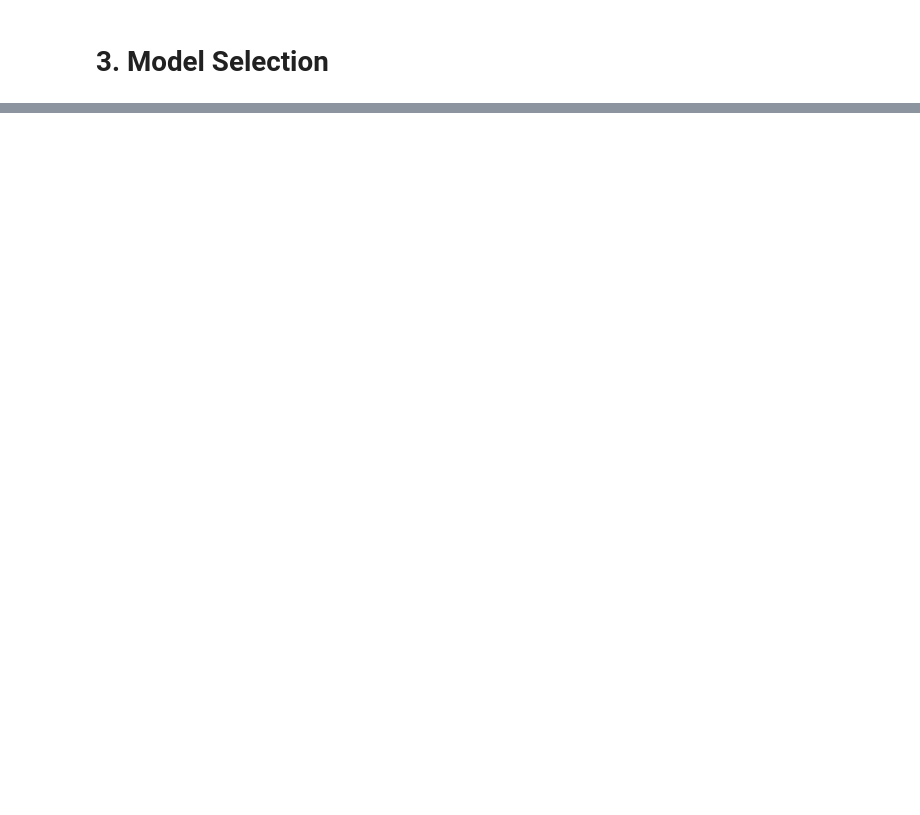
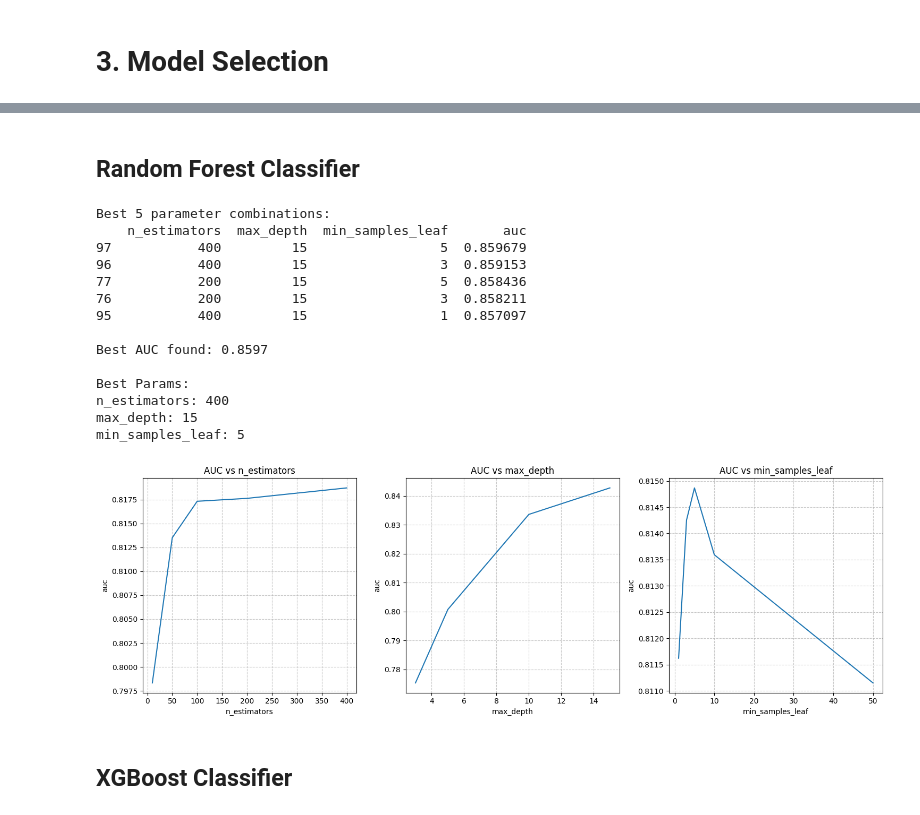
Before and after one commit to AlexanderPelaezJimenez/midtermn_project_mlzoomcamp_2024, a Jupyter notebook: notebooks/notebook.ipynb, the cells around one changed output, grey strips where cells are left out. Saved outputs shown, nothing was run; the diff lists cells and outputs as text; code cells hidden in the pictures; blank space fills up the shorter version.

```diff
--- a/notebooks/notebook.ipynb
+++ b/notebooks/notebook.ipynb
@@ -26,2 +471,4 @@ warnings.filterwarnings("ignore")
 # %% [markdown]
 # **3. Model Selection**
+# %%
+final_features = combined_features.feature.to_list()
@@ -27,0 +484,16 @@ warnings.filterwarnings("ignore")
+# %%
+# Conditions for splitting the data
+
+train_condition = df_with_ratios['year'] <= pd.to_datetime('2011')
+val_condition = (df_with_ratios['year'] >= pd.to_datetime('2012')) & (df_with_ratios['year']<= pd.to_datetime('2014'))
+test_condition = df_with_ratios['year'] > pd.to_datetime('2014')
+# %%
+df_train = df_with_ratios[train_condition]
+df_val = df_with_ratios[val_condition]
+df_test = df_with_ratios[test_condition]
+
+print(df_train.shape)
+print(df_val.shape)
+print(df_test.shape)
+print(df_with_ratios.shape)
+print(df_train.shape[0]+df_val.shape[0]+df_test.shape[0])
@@ -27,0 +529,8 @@ warnings.filterwarnings("ignore")
+# %%
+X_train = df_train[final_features]
+X_val = df_val[final_features]
+X_test = df_test[final_features]
+
+y_train = df_train['bankruptcy']
+y_val = df_val['bankruptcy']
+y_test = df_test['bankruptcy']
@@ -27,0 +553,2 @@ warnings.filterwarnings("ignore")
+# %% [markdown]
+## Random Forest Classifier
@@ -27,0 +663,21 @@ warnings.filterwarnings("ignore")
+# %%
+results_rf = train_optimize_rf(X_train, X_val, y_train, y_val)
+best_rf = results_rf['best_model']
+# %% [output]
+Best 5 parameter combinations:
+    n_estimators  max_depth  min_samples_leaf       auc
+97           400         15                 5  0.859679
+96           400         15                 3  0.859153
+77           200         15                 5  0.858436
+76           200         15                 3  0.858211
+95           400         15                 1  0.857097
+
+Best AUC found: 0.8597
+
+Best Params:
+n_estimators: 400
+max_depth: 15
+min_samples_leaf: 5
+[figure, added]
+# %% [markdown]
+## XGBoost Classifier
```
Also changed, not shown: parts of 48 cells of this notebook, 2 other files.
